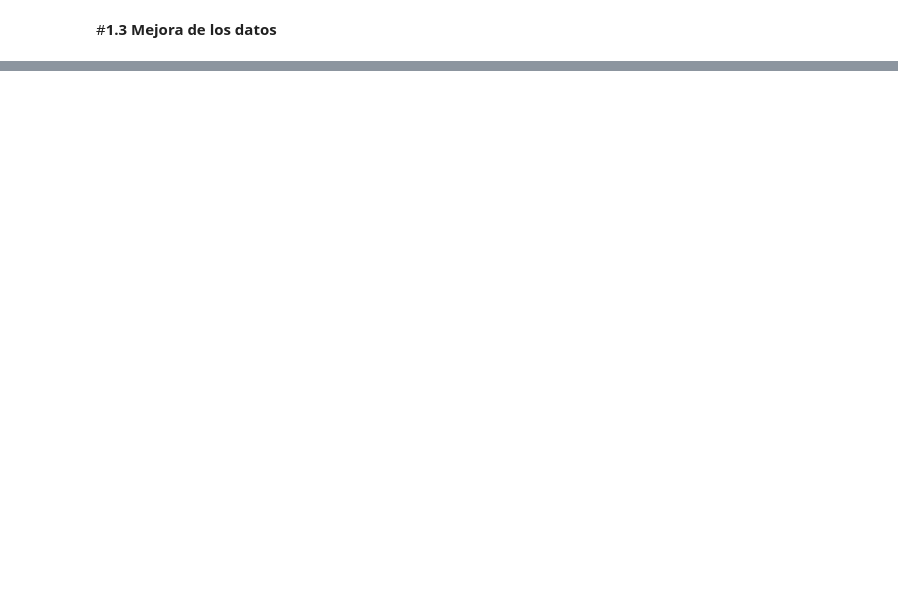
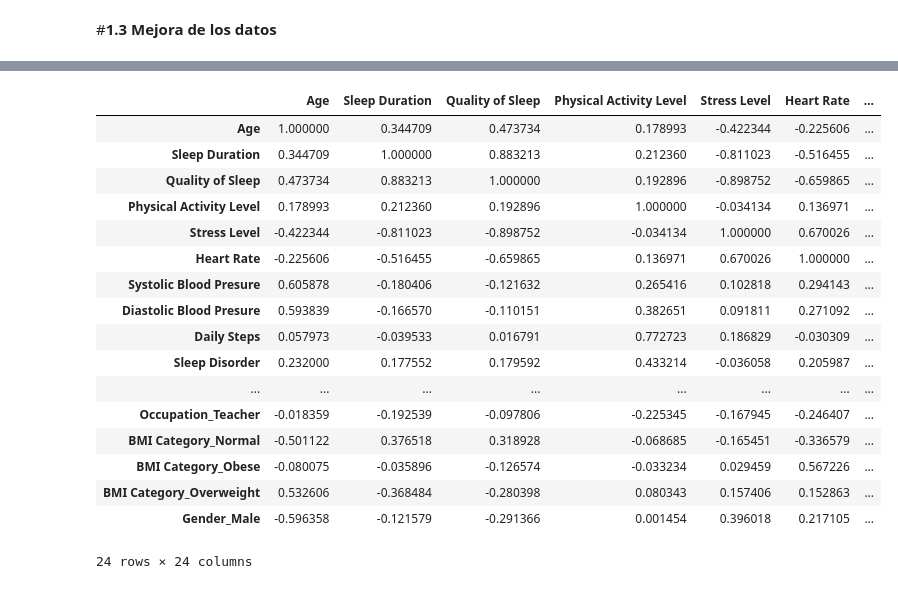
Before and after one commit to JuanfeP2004/Taller-4-Analitica-de-datos, a Jupyter notebook: Taller_4CalidadDatos.ipynb, the cells around one changed output, grey strips where cells are left out. Drawn from its saved outputs; the diff is of its cells as text; code cells hidden in the pictures; blank space fills up the shorter version.

```diff
--- a/Taller_4CalidadDatos.ipynb
+++ b/Taller_4CalidadDatos.ipynb
@@ -112,0 +308,21 @@ datos.info()
+# %%
+datos_num.corr()
+# %% [output]
+|  | Age | Sleep Duration | Quality of Sleep | Physical Activity Level | Stress Level | Heart Rate | ... |
+| Age | 1.000000 | 0.344709 | 0.473734 | 0.178993 | -0.422344 | -0.225606 | ... |
+| Sleep Duration | 0.344709 | 1.000000 | 0.883213 | 0.212360 | -0.811023 | -0.516455 | ... |
+| Quality of Sleep | 0.473734 | 0.883213 | 1.000000 | 0.192896 | -0.898752 | -0.659865 | ... |
+| Physical Activity Level | 0.178993 | 0.212360 | 0.192896 | 1.000000 | -0.034134 | 0.136971 | ... |
+| Stress Level | -0.422344 | -0.811023 | -0.898752 | -0.034134 | 1.000000 | 0.670026 | ... |
+| Heart Rate | -0.225606 | -0.516455 | -0.659865 | 0.136971 | 0.670026 | 1.000000 | ... |
+| Systolic Blood Presure | 0.605878 | -0.180406 | -0.121632 | 0.265416 | 0.102818 | 0.294143 | ... |
+| Diastolic Blood Presure | 0.593839 | -0.166570 | -0.110151 | 0.382651 | 0.091811 | 0.271092 | ... |
+| Daily Steps | 0.057973 | -0.039533 | 0.016791 | 0.772723 | 0.186829 | -0.030309 | ... |
+| Sleep Disorder | 0.232000 | 0.177552 | 0.179592 | 0.433214 | -0.036058 | 0.205987 | ... |
+| ... | ... | ... | ... | ... | ... | ... | ... |
+| Occupation_Teacher | -0.018359 | -0.192539 | -0.097806 | -0.225345 | -0.167945 | -0.246407 | ... |
+| BMI Category_Normal | -0.501122 | 0.376518 | 0.318928 | -0.068685 | -0.165451 | -0.336579 | ... |
+| BMI Category_Obese | -0.080075 | -0.035896 | -0.126574 | -0.033234 | 0.029459 | 0.567226 | ... |
+| BMI Category_Overweight | 0.532606 | -0.368484 | -0.280398 | 0.080343 | 0.157406 | 0.152863 | ... |
+| Gender_Male | -0.596358 | -0.121579 | -0.291366 | 0.001454 | 0.396018 | 0.217105 | ... |
+24 rows × 24 columns
```
Also changed, not shown: parts of 22 cells of this notebook.
